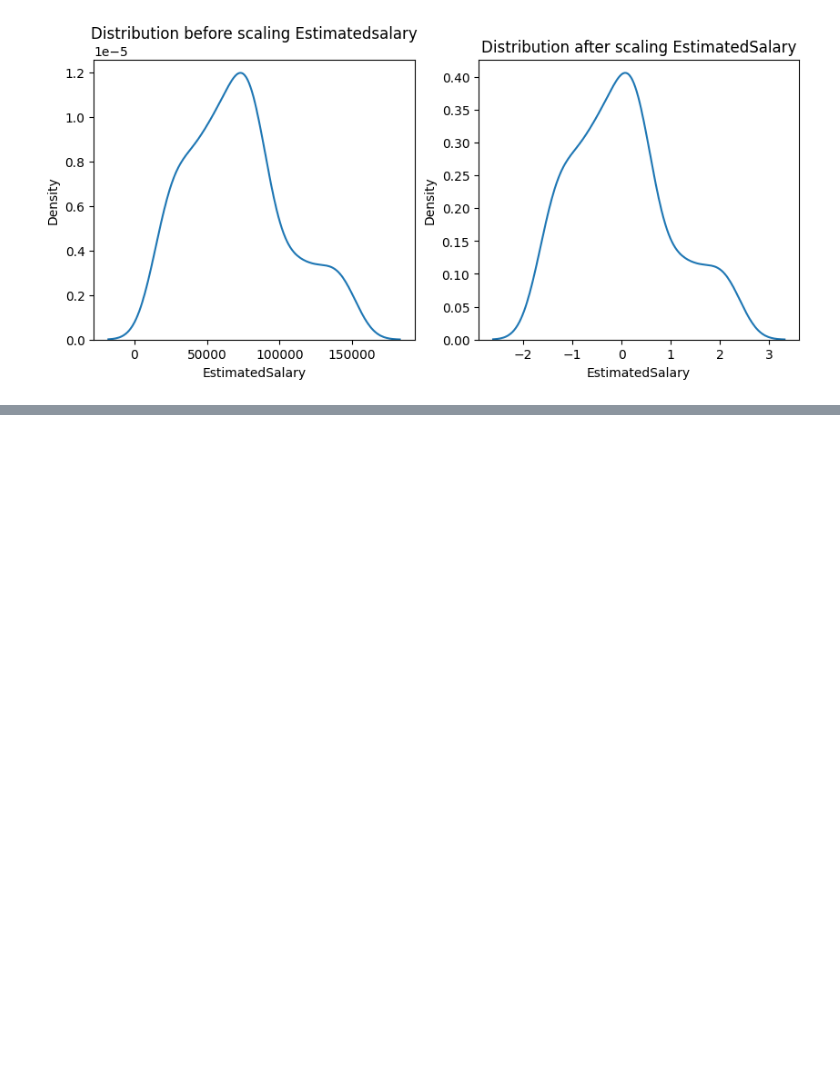
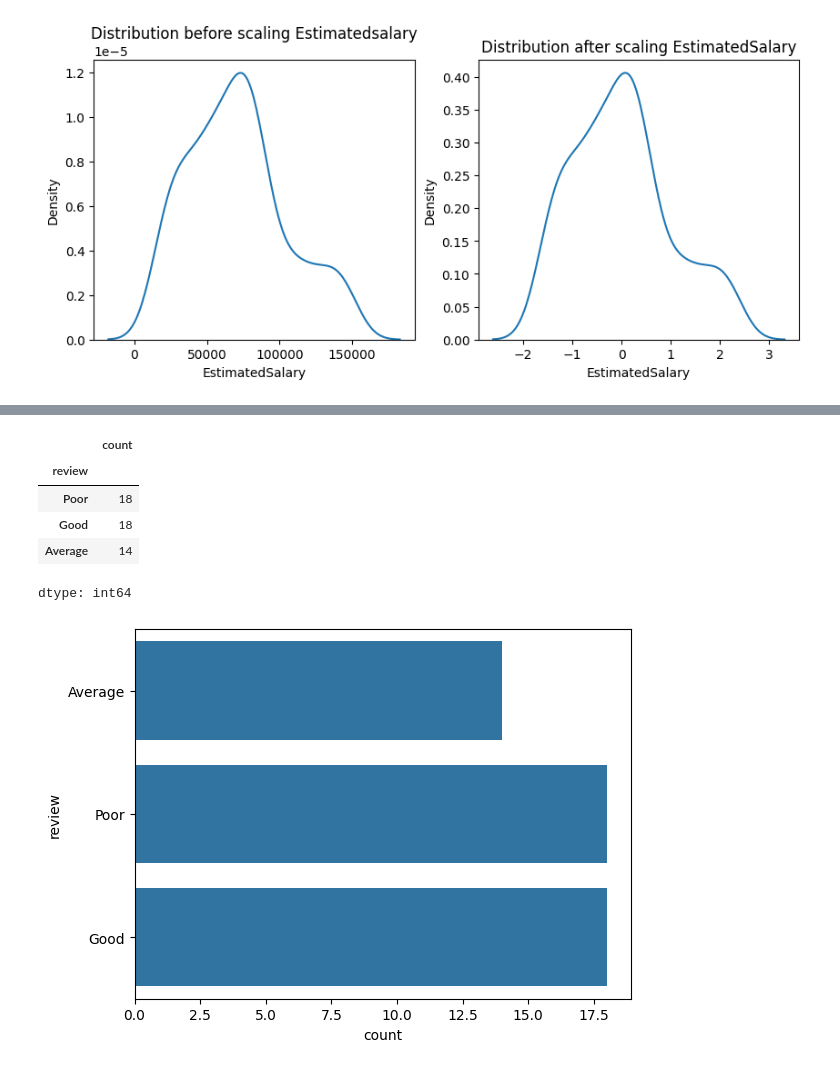
Before and after one commit to Hubert1234567890/Machine-Learning-, a Jupyter notebook: featureengineering.ipynb, the cells around one changed output, grey strips where cells are left out. Cells and saved outputs as stored; diff of their text form; code cells hidden in the pictures; blank space fills up the shorter version.

```diff
--- a/featureengineering.ipynb
+++ b/featureengineering.ipynb
@@ -166,0 +169,3 @@ Text(0.5, 1.0, 'Distribution after scaling EstimatedSalary')
+# %%
+customers = pd.read_csv('/content/customer.csv')
+customers.head()
@@ -166,0 +179,11 @@ Text(0.5, 1.0, 'Distribution after scaling EstimatedSalary')
+# %%
+sns.countplot(customers['review'])
+customers['review'].value_counts()
+# %% [output]
+|  | count |
+| review |  |
+| Poor | 18 |
+| Good | 18 |
+| Average | 14 |
+dtype: int64
+[figure, added]
```
Also changed, not shown: parts of 13 cells of this notebook.
